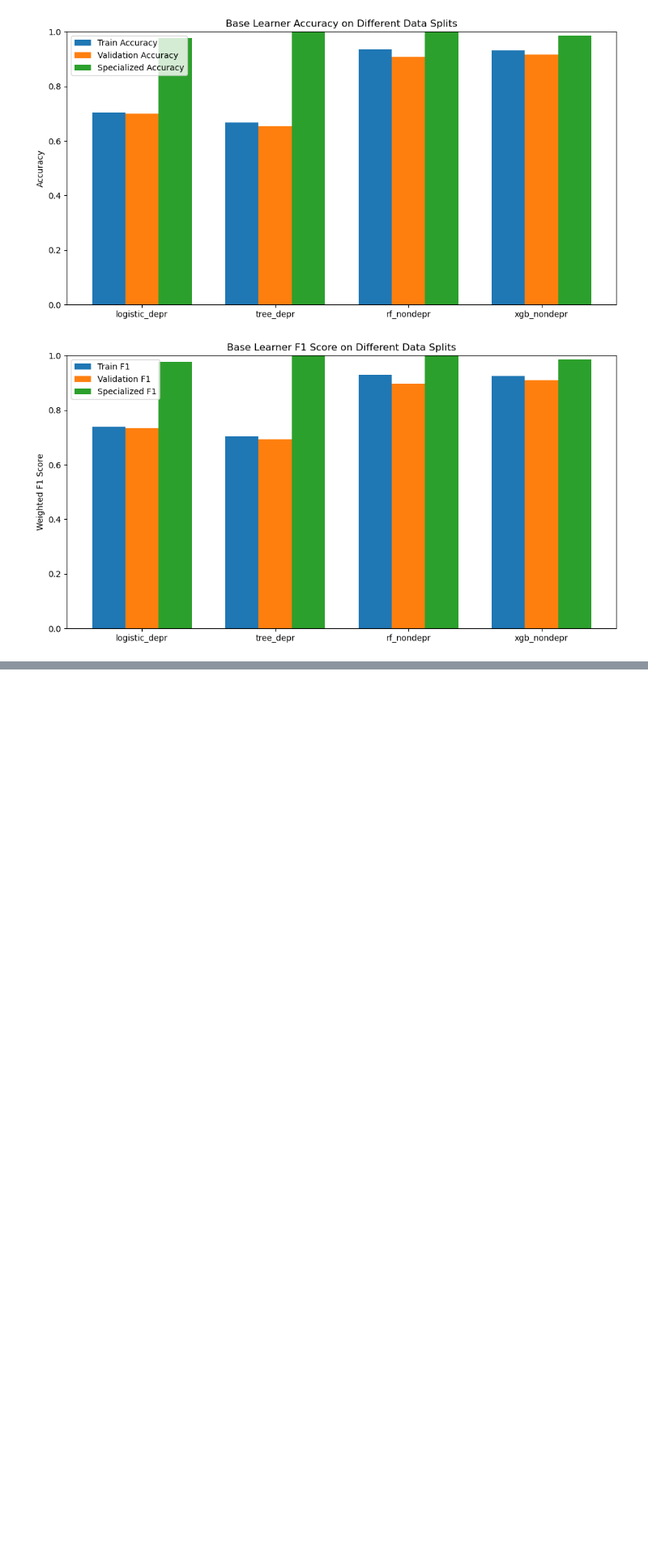
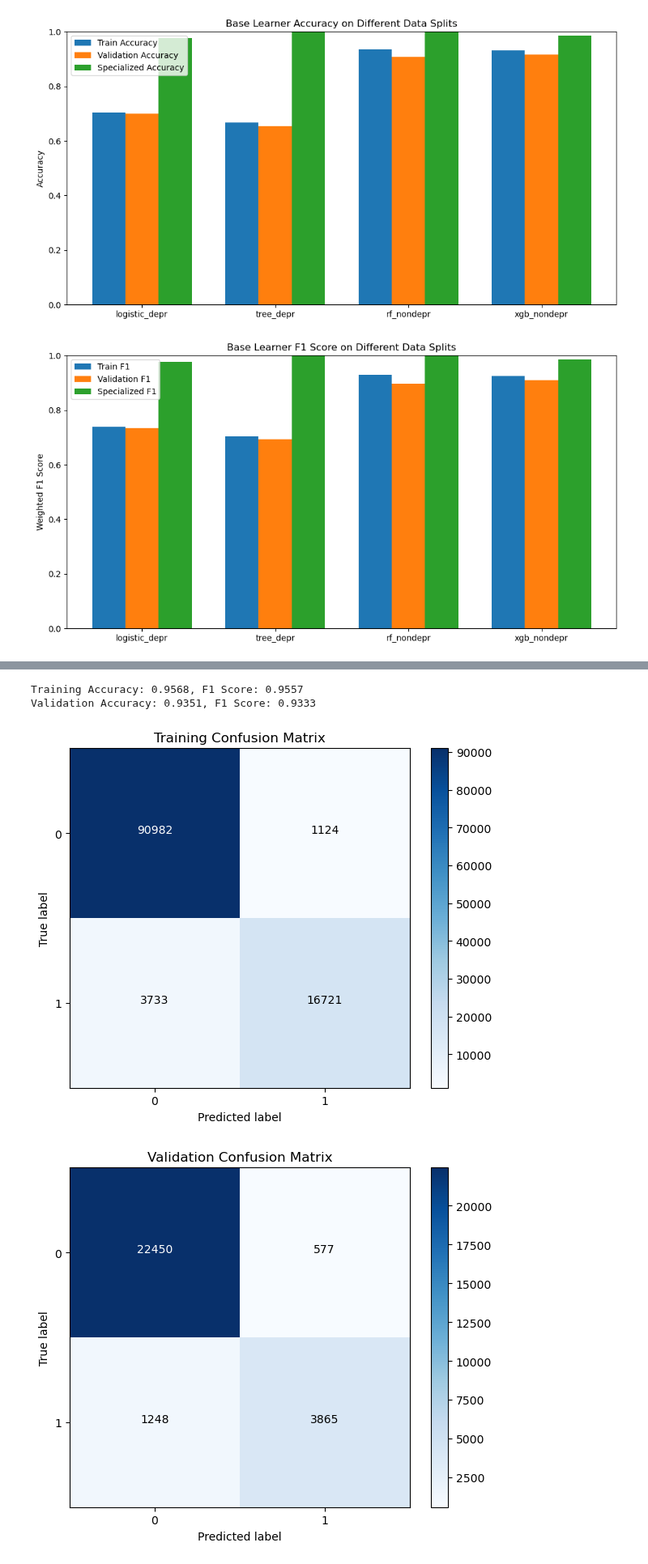
Before and after one commit to Brorby/Competition-Exploring-Mental-Health-Data, a Jupyter notebook: main.ipynb, the cells around one changed output, grey strips where cells are left out. Shown at 81% size. Drawn from its saved outputs; the diff is of its cells as text; code cells hidden in the pictures; blank space fills up the shorter version.

Commit message:
gpu enabled, next steps - create more base learners and train more

```diff
--- a/main.ipynb
+++ b/main.ipynb
@@ -1194,14 +1172,3 @@ def get_specialized_predictions(X, specialized_learners):
-# %%
-class SelectionNetwork(nn.Module):
-    def __init__(self, input_size, num_learners):
-        super(SelectionNetwork, self).__init__()
-        self.fc1 = nn.Linear(input_size, 128)
-        self.fc2 = nn.Linear(128, num_learners)  # Output: score for each model
-
-    def forward(self, x):
-        x = torch.relu(self.fc1(x))
-        scores = torch.softmax(self.fc2(x), dim=1)  # Convert to probability scores
-        return scores
 # %%
 import torch
 import torch.nn as nn
@@ -1598,0 +1409,57 @@ Validation Accuracy: 0.9347, F1 Score: 0.9327
+# %%
+# ------------------------------
+# Evaluation Function (GPU enabled)
+# ------------------------------
+def evaluate_ensemble(selection_net, base_learners, X, y, k, epsilon, m):
+    X_tensor = torch.tensor(X.values if hasattr(X, 'values') else X, dtype=torch.float32).to(device)
+
+    base_preds_np = get_base_predictions(X, base_learners)
+    base_preds_tensor = torch.tensor(base_preds_np, dtype=torch.float32).to(device)
+
+    ensemble_probs = ensemble_forward(selection_net, X_tensor, base_preds_tensor, k, epsilon, m)
+    y_pred = ensemble_probs.argmax(dim=1).detach().cpu().numpy()
+    y_true = y.values if hasattr(y, 'values') else np.array(y)
+
+    acc = accuracy_score(y_true, y_pred)
+    f1 = f1_score(y_true, y_pred, average='weighted')
+    cm = confusion_matrix(y_true, y_pred)
+    return acc, f1, cm, y_pred
+
+# Instantiate a new SelectionNetwork and load the best overall model.
+best_selection_net = SelectionNetwork(input_size=feature_dim, num_learners=num_learners).to(device)
+best_selection_net.load_state_dict(overall_best_model)
+
+# Evaluate on training data.
+acc_train, f1_train, cm_train, _ = evaluate_ensemble(best_selection_net, specialized_learners, X_train, y_train, overall_best_k, epsilon, m)
+print(f"Training Accuracy: {acc_train:.4f}, F1 Score: {f1_train:.4f}")
+
+# Evaluate on validation data.
+acc_val, f1_val, cm_val, _ = evaluate_ensemble(best_selection_net, specialized_learners, X_val, y_val, overall_best_k, epsilon, m)
+print(f"Validation Accuracy: {acc_val:.4f}, F1 Score: {f1_val:.4f}")
+
+def plot_confusion_matrix(cm, title='Confusion Matrix'):
+    plt.figure(figsize=(6, 5))
+    plt.imshow(cm, interpolation='nearest', cmap=plt.cm.Blues)
+    plt.title(title)
+    plt.colorbar()
+    tick_marks = np.arange(cm.shape[0])
+    plt.xticks(tick_marks, tick_marks)
+    plt.yticks(tick_marks, tick_marks)
+    thresh = cm.max() / 2.
+    for i in range(cm.shape[0]):
+        for j in range(cm.shape[1]):
+            plt.text(j, i, format(cm[i, j], 'd'),
+                     horizontalalignment="center",
+                     color="white" if cm[i, j] > thresh else "black")
+    plt.ylabel('True label')
+    plt.xlabel('Predicted label')
+    plt.tight_layout()
+    plt.show()
+
+plot_confusion_matrix(cm_train, title='Training Confusion Matrix')
+plot_confusion_matrix(cm_val, title='Validation Confusion Matrix')
+# %% [output]
+Training Accuracy: 0.9568, F1 Score: 0.9557
+Validation Accuracy: 0.9351, F1 Score: 0.9333
+[figure, added]
+[figure, added]
```
Also changed, not shown: parts of 7 cells of this notebook.
